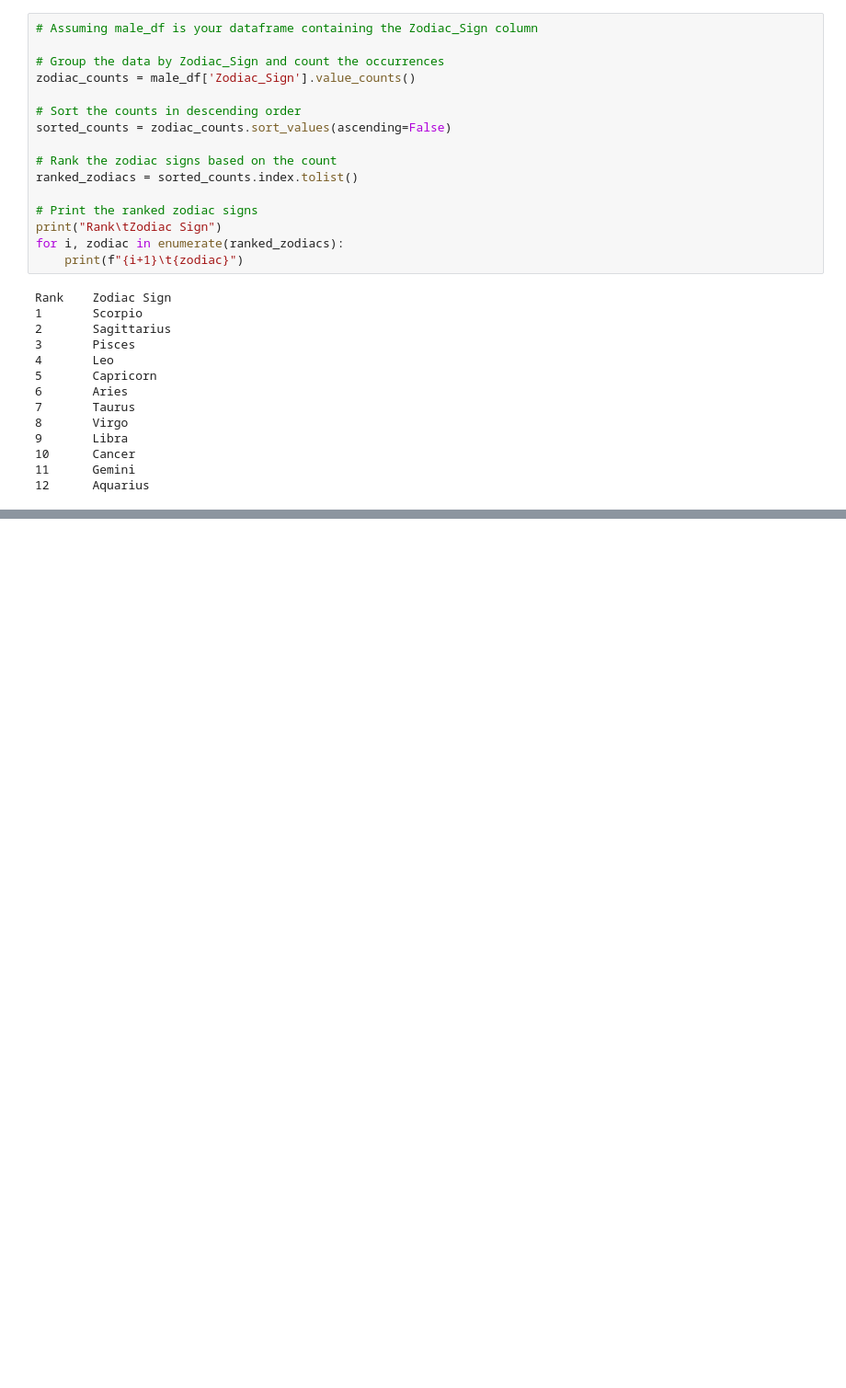
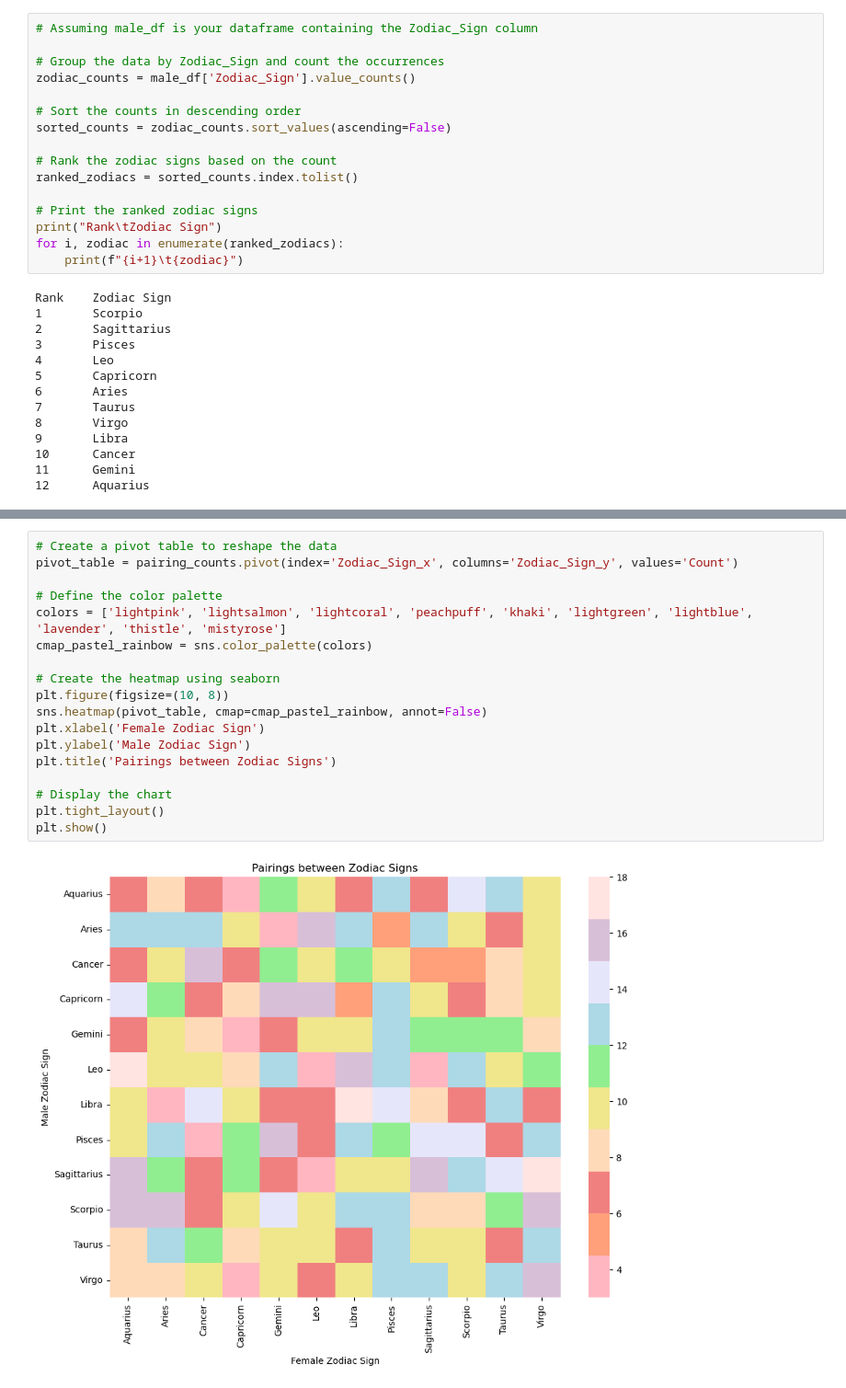
Before and after one commit to themacdrea/Javascript, a Jupyter notebook: Divorce_Analisys.ipynb, the cells around one changed output, grey strips where cells are left out. Shown at 92% size. Saved outputs shown, nothing was run; the diff lists cells and outputs as text; blank space fills up the shorter version.

Commit message:
Add files via upload
cleaned up copy with visualizations

```diff
--- a/Divorce_Analisys.ipynb
+++ b/Divorce_Analisys.ipynb
@@ -1230,0 +857,20 @@ plt.show()
+# %%
+# Create a pivot table to reshape the data
+pivot_table = pairing_counts.pivot(index='Zodiac_Sign_x', columns='Zodiac_Sign_y', values='Count')
+
+# Define the color palette
+colors = ['lightpink', 'lightsalmon', 'lightcoral', 'peachpuff', 'khaki', 'lightgreen', 'lightblue', 'lavender', 'thistle', 'mistyrose']
+cmap_pastel_rainbow = sns.color_palette(colors)
+
+# Create the heatmap using seaborn
+plt.figure(figsize=(10, 8))
+sns.heatmap(pivot_table, cmap=cmap_pastel_rainbow, annot=False)
+plt.xlabel('Female Zodiac Sign')
+plt.ylabel('Male Zodiac Sign')
+plt.title('Pairings between Zodiac Signs')
+
+# Display the chart
+plt.tight_layout()
+plt.show()
+# %% [output]
+[figure, added]
```
Also changed, not shown: parts of 43 cells of this notebook.
